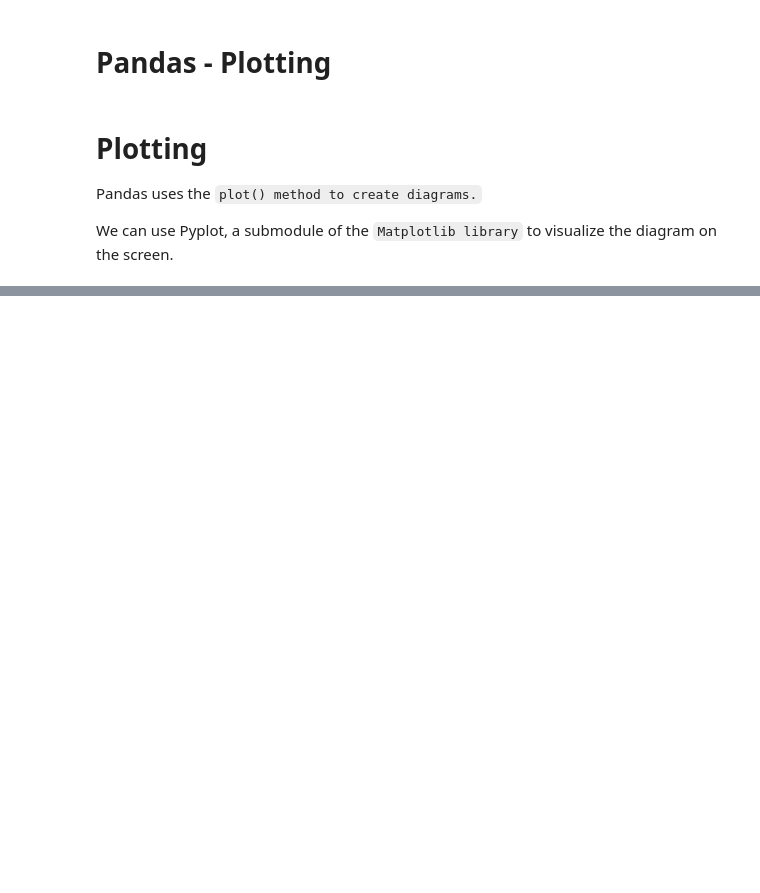
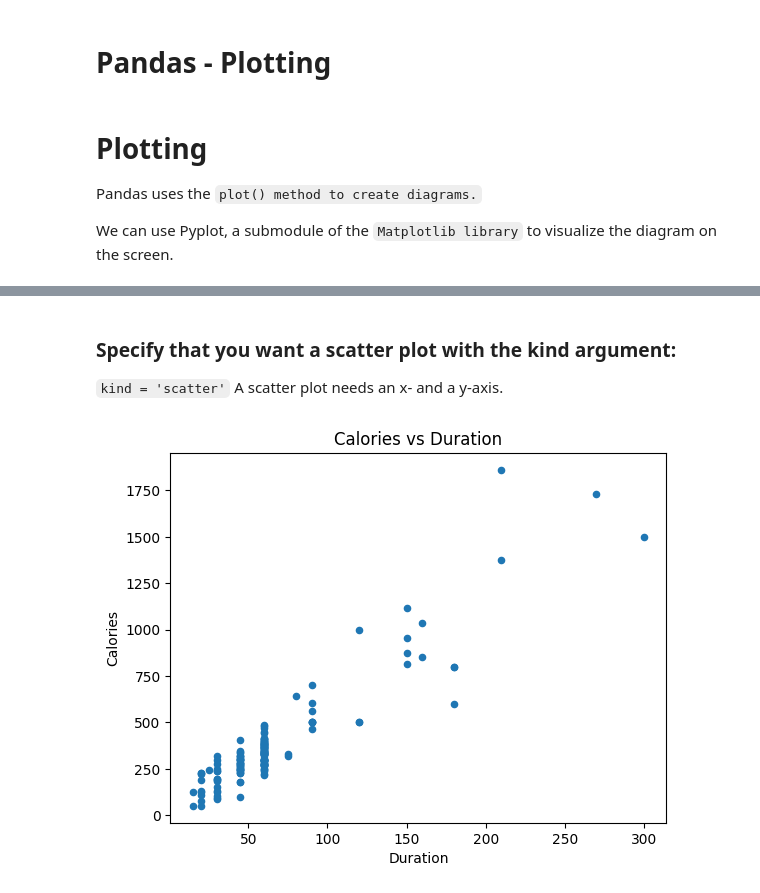
Before and after one commit to Dileepchy/Pandas_Tutorial, a Jupyter notebook: pandas.ipynb, the cells around one changed output, grey strips where cells are left out. Drawn from its saved outputs; the diff is of its cells as text; code cells hidden in the pictures; blank space fills up the shorter version.

```diff
--- a/pandas.ipynb
+++ b/pandas.ipynb
@@ -751,0 +763,9 @@ We can use Pyplot, a submodule of the `Matplotlib library` to visualize the diag
+# %% [markdown]
+### Specify that you want a scatter plot with the kind argument:
+`kind = 'scatter'`
+A scatter plot needs an x- and a y-axis.
+# %%
+df.plot(x='Duration', y='Calories', kind='scatter', title='Calories vs Duration')
+plt.show()
+# %% [output]
+[figure, added]
```
Also changed, not shown: parts of 4 cells of this notebook.
